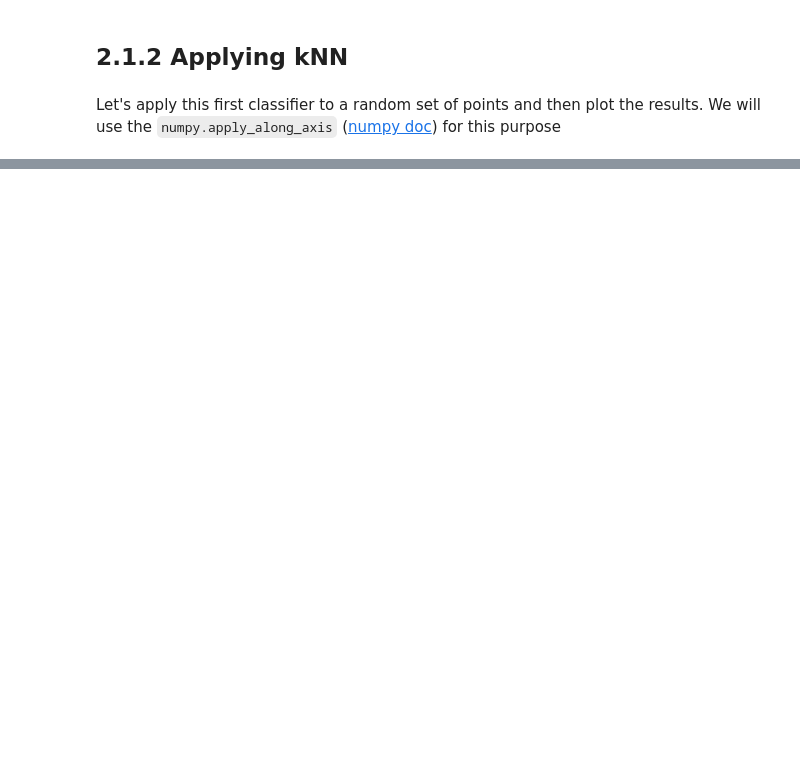
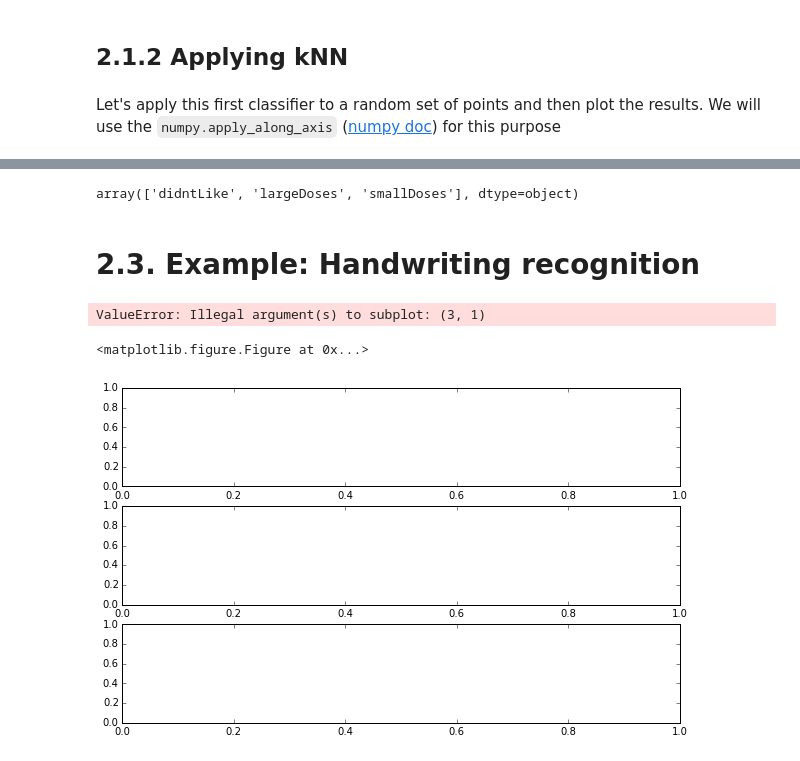
Before and after one commit to mgfernan/MLiA, a Jupyter notebook: ipynb/Chapter 2 - Classifying with k-Nearest Neighbors.ipynb, the cells around one changed output, grey strips where cells are left out. Saved outputs shown, nothing was run; the diff lists cells and outputs as text; code cells hidden in the pictures; blank space fills up the shorter version.

```diff
--- a/ipynb/Chapter 2 - Classifying with k-Nearest Neighbors.ipynb
+++ b/ipynb/Chapter 2 - Classifying with k-Nearest Neighbors.ipynb
@@ -122,0 +275,14 @@ You will have to unzip it and modify the paths to the file
+# %%
+np.unique(data['Likeability'])
+# %% [output]
+array(['didntLike', 'largeDoses', 'smallDoses'], dtype=object)
+# %% [markdown]
+2.3. Example: Handwriting recognition
+=====================================
+# %%
+fig = plt.figure()
+
+plt.subplot(3,1)
+# %% [output]
+ValueError: Illegal argument(s) to subplot: (3, 1)
+<matplotlib.figure.Figure at 0x...>
@@ -122,0 +291,4 @@ You will have to unzip it and modify the paths to the file
+# %%
+fig, axes = plt.subplots(3,1);
+# %% [output]
+[figure, added]
```
Also changed, not shown: parts of 25 cells of this notebook.
